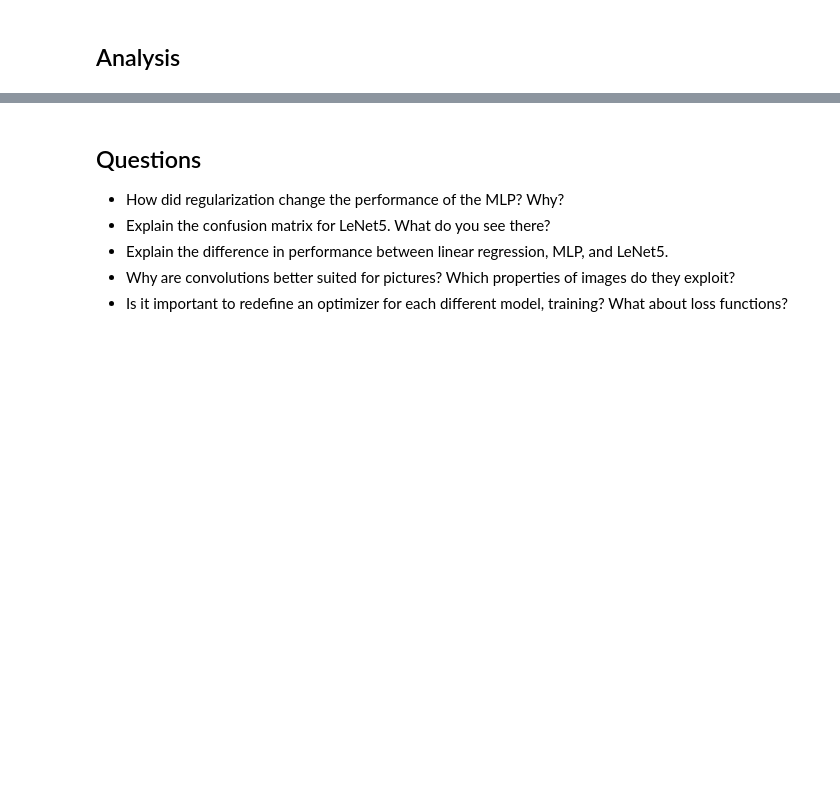
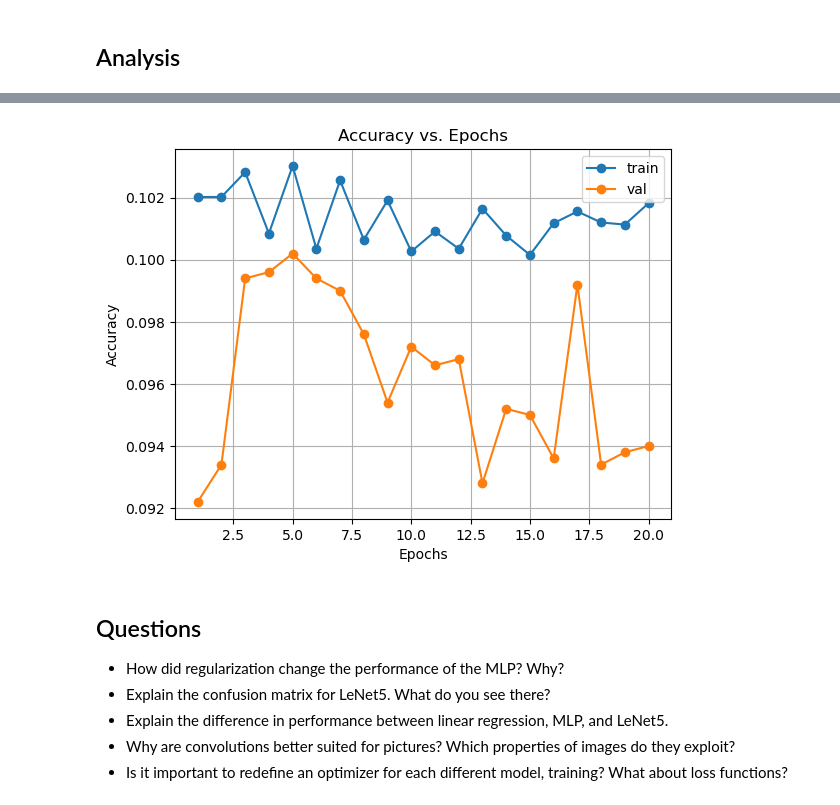
Before and after one commit to josh-wilkinson/MachineLearningExercises, a Jupyter notebook: Practical03/3_NAME1_NAME2_NAME3.ipynb, the cells around one changed output, grey strips where cells are left out. Cells and saved outputs as stored; diff of their text form; code cells hidden in the pictures; blank space fills up the shorter version.

```diff
--- a/Practical03/3_NAME1_NAME2_NAME3.ipynb
+++ b/Practical03/3_NAME1_NAME2_NAME3.ipynb
@@ -353,3 +404,17 @@ num_epochs = 20
+# %%
+## TODO: Plot both train and val accuracies for all models.
+## What do you see?
+
+plt.plot(range(1, num_epochs + 1), train_ac, marker = "o", label = "train")
+plt.plot(range(1, num_epochs + 1), val_ac, marker = "o", label = "val")
+plt.xlabel("Epochs")
+plt.ylabel("Accuracy")
+plt.title("Accuracy vs. Epochs")
+plt.legend()
+plt.grid()
+plt.show()
+# %% [output]
+[figure, added]
 # %%
 ## TODO: Plot the confusion matrix for LeNet5
 # %% [markdown]
```
Also changed, not shown: parts of 14 cells of this notebook.
